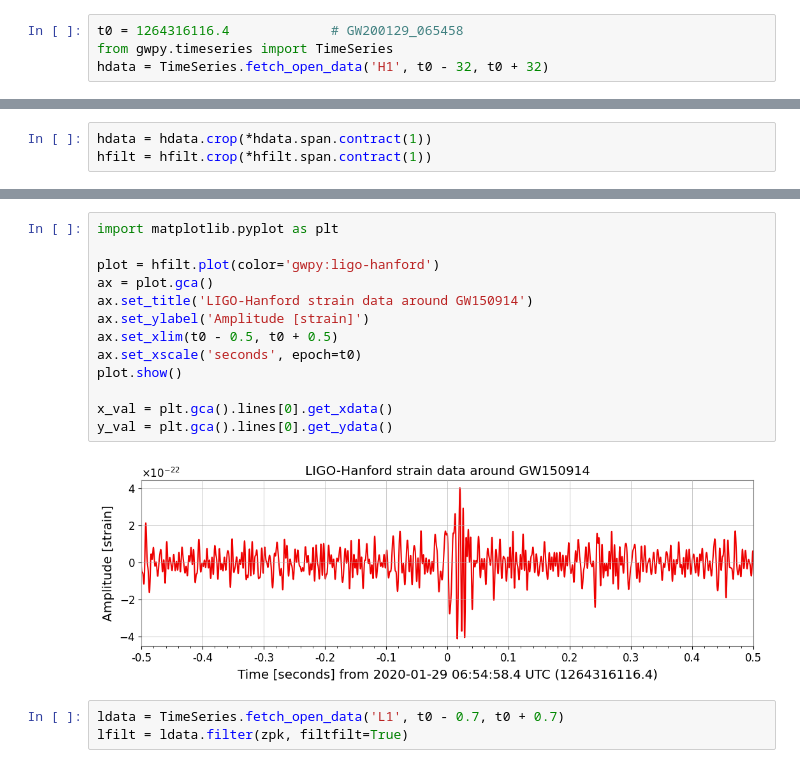
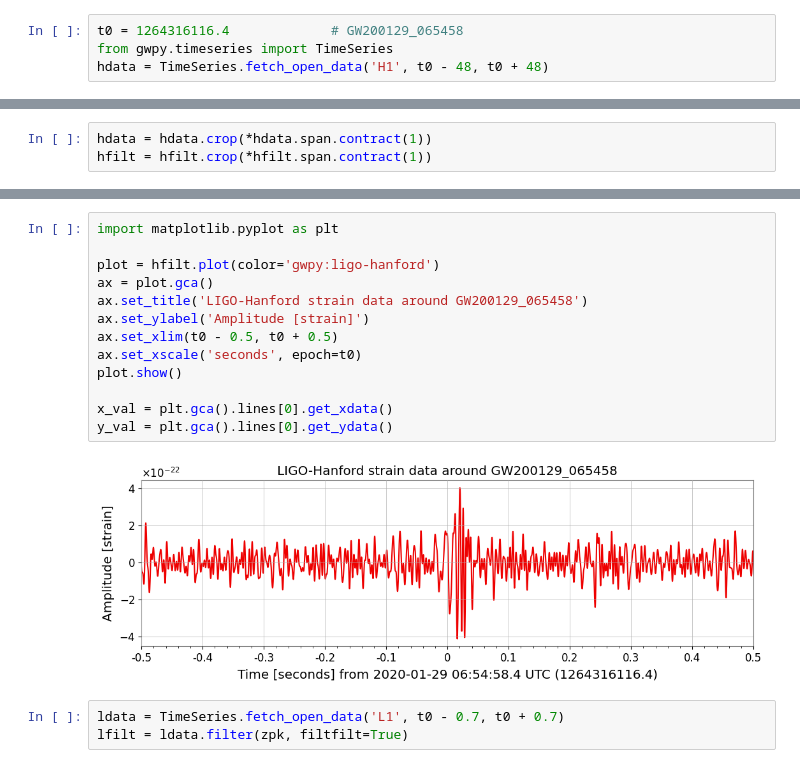
Before and after one commit to kAi3345/Astron, a Jupyter notebook: Untitled4.ipynb, the cells around one changed output, grey strips where cells are left out. Cells and saved outputs as stored; diff of their text form.

```diff
--- a/Untitled4.ipynb
+++ b/Untitled4.ipynb
@@ -23,7 +23,7 @@ Successfully installed dqsegdb2-1.2.1 gwdatafind-1.1.3 gwosc-0.7.1 gwpy-3.0.7 ig
 # %%
 t0 = 1264316116.4             # GW200129_065458
 from gwpy.timeseries import TimeSeries
-hdata = TimeSeries.fetch_open_data('H1', t0 - 32, t0 + 32)
+hdata = TimeSeries.fetch_open_data('H1', t0 - 48, t0 + 48)
 # %%
 import matplotlib.pyplot as plt
 
@@ -73,18 +73,18 @@ plot.show()
 # %%
 import matplotlib.pyplot as plt
 
 plot = hfilt.plot(color='gwpy:ligo-hanford')
 ax = plot.gca()
-ax.set_title('LIGO-Hanford strain data around GW150914')
+ax.set_title('LIGO-Hanford strain data around GW200129_065458')
 ax.set_ylabel('Amplitude [strain]')
 ax.set_xlim(t0 - 0.5, t0 + 0.5)
 ax.set_xscale('seconds', epoch=t0)
 plot.show()
 
 x_val = plt.gca().lines[0].get_xdata()
 y_val = plt.gca().lines[0].get_ydata()
 # %% [output]
-[figure, old version]
+[figure, new version]
 # %%
 ldata = TimeSeries.fetch_open_data('L1', t0 - 0.7, t0 + 0.7)
 lfilt = ldata.filter(zpk, filtfilt=True)
```
Also changed, not shown: parts of 7 cells of this notebook.
